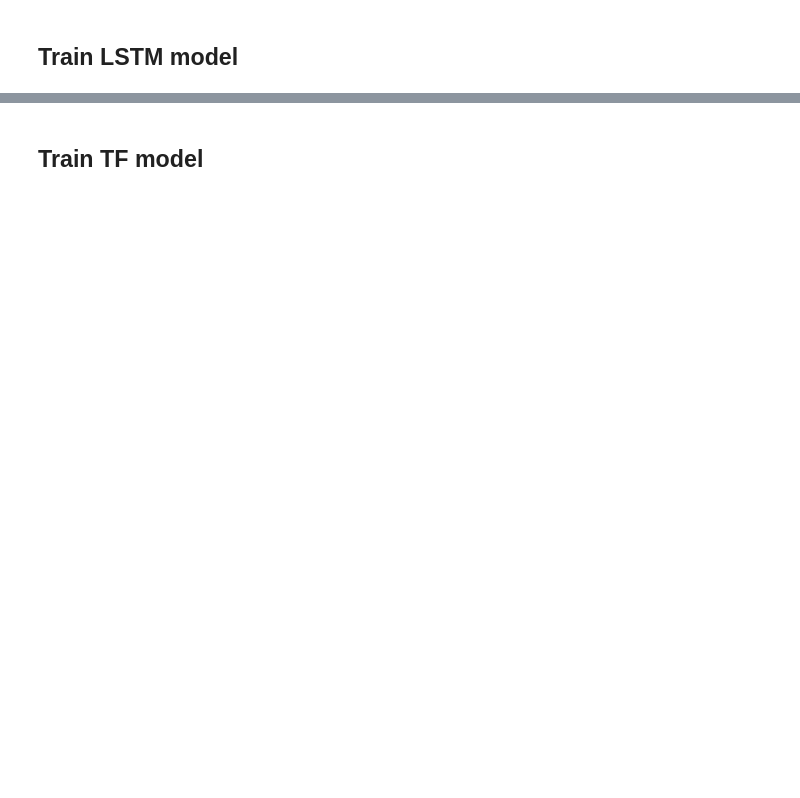
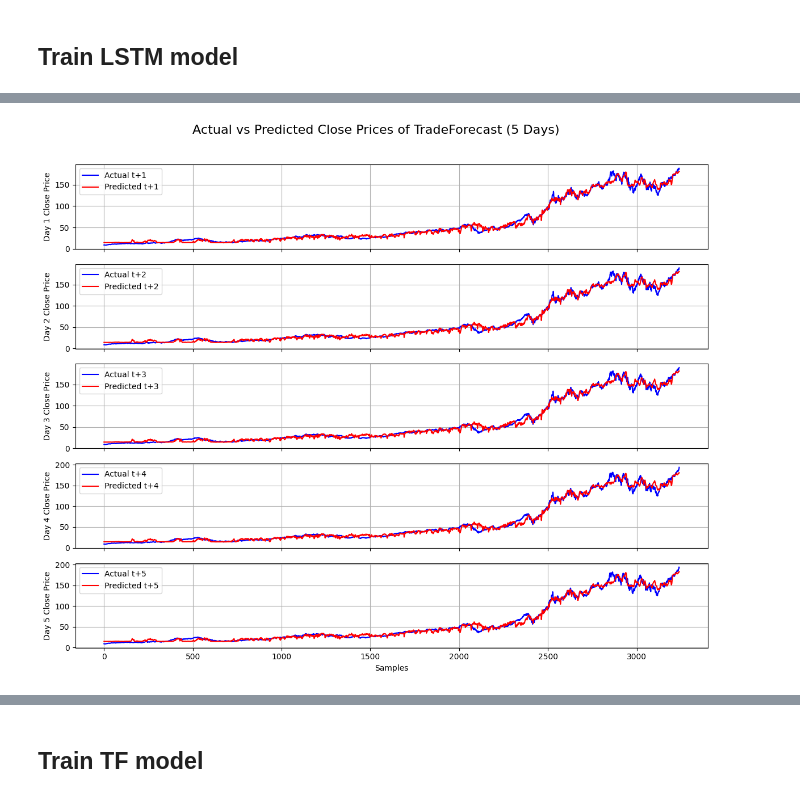
Before and after one commit to vinay-ram1999/TradeForecast, a Jupyter notebook: notebooks/training.ipynb, the cells around one changed output, grey strips where cells are left out. Drawn from its saved outputs; the diff is of its cells as text; code cells hidden in the pictures; blank space fills up the shorter version.

```diff
--- a/notebooks/training.ipynb
+++ b/notebooks/training.ipynb
@@ -121,3 +120,7 @@ predict(lstm_model, test_loader, rnn_dataset)
+# %%
+predict(lstm_model, train_loader, rnn_dataset)
+# %% [output]
+[figure, added]
 # %%
 model_fname = lstm_model.save_model_state(ticker_interval='AAPL_1d')
 model_fname
```
Also changed, not shown: parts of 16 cells of this notebook, 9 other files.
